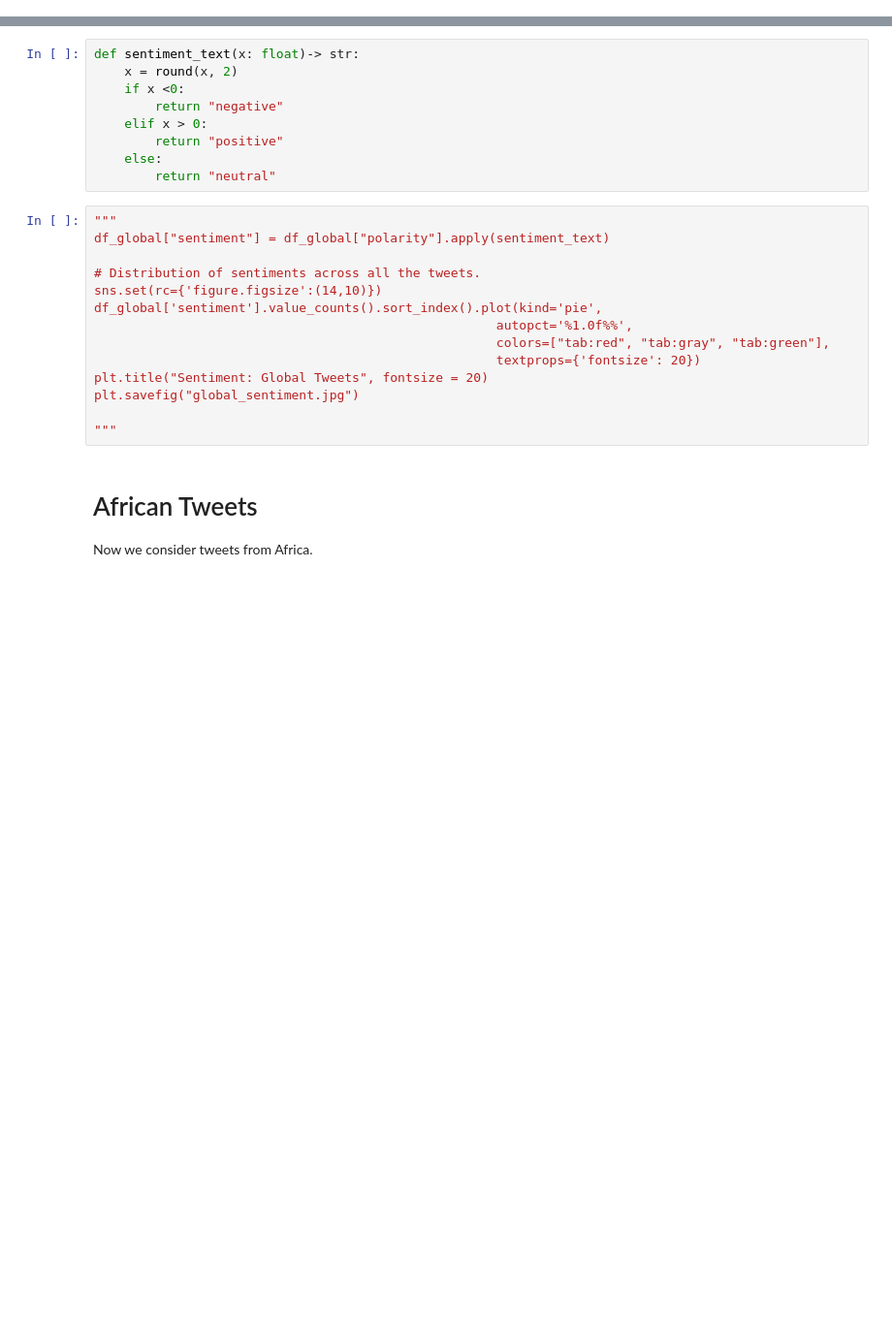
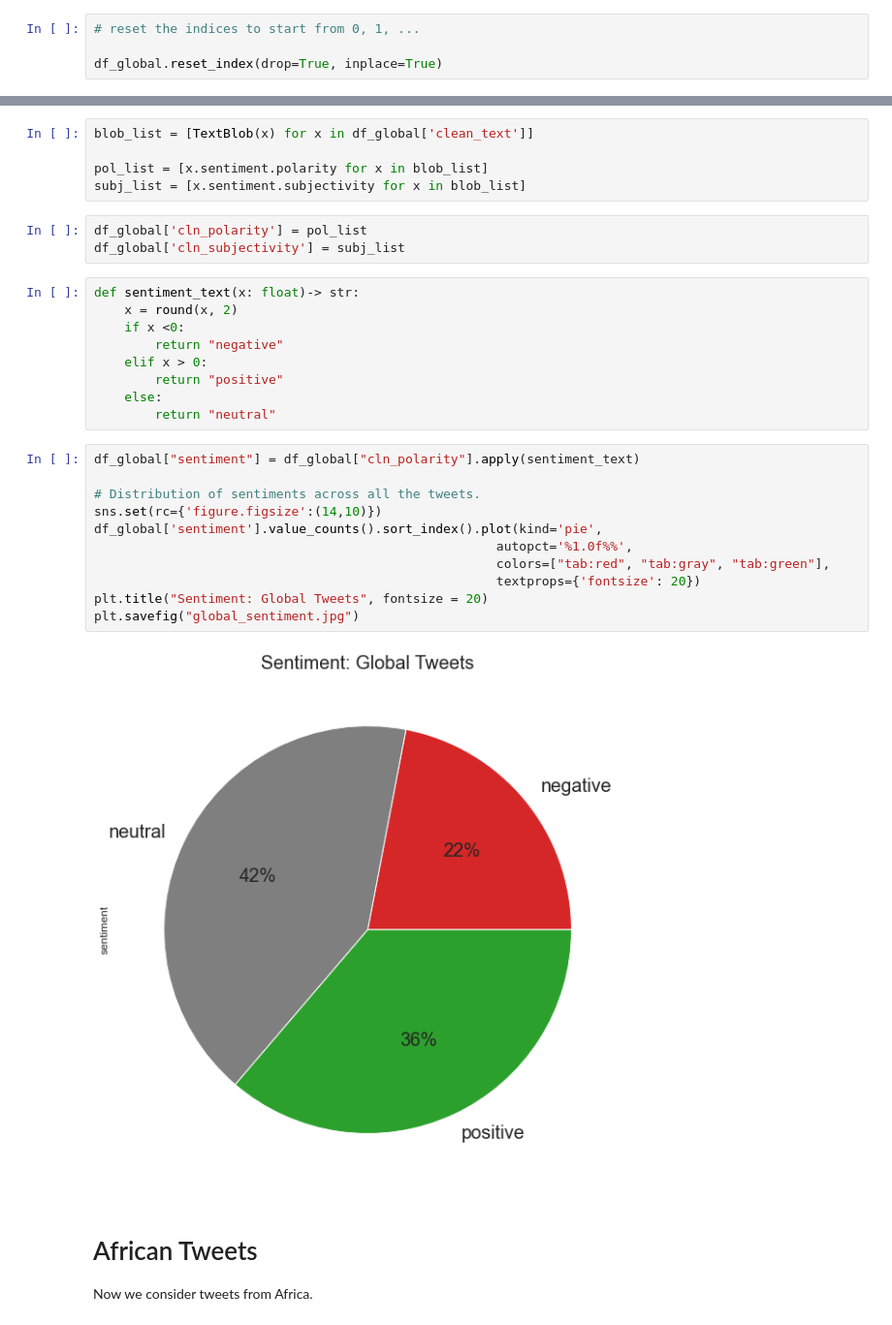
Before and after one commit to emtinanseo/Twitter-Data-Analysis, a Jupyter notebook: explore_the_data.ipynb, the cells around one changed output, grey strips where cells are left out. Shown: that part at 97% size. Drawn from its saved outputs; the diff is of its cells as text; blank space fills up the shorter version.

```diff
--- a/explore_the_data.ipynb
+++ b/explore_the_data.ipynb
@@ -85,3 +87,7 @@ df_global = df_global[df_global['lang'] == 'en']
+# %%
+# reset the indices to start from 0, 1, ...
+
+df_global.reset_index(drop=True, inplace=True)
 # %%
 # get some descriptive statistics on the data
 
@@ -143,3 +147,11 @@ df_global['clean_text']= df_global['clean_text'].apply(lambda x: x.translate(str
+# %%
+blob_list = [TextBlob(x) for x in df_global['clean_text']]
+
+pol_list = [x.sentiment.polarity for x in blob_list]
+subj_list = [x.sentiment.subjectivity for x in blob_list]
+# %%
+df_global['cln_polarity'] = pol_list
+df_global['cln_subjectivity'] = subj_list
 # %%
 def sentiment_text(x: float)-> str:
     x = round(x, 2)
@@ -150,19 +162,18 @@ def sentiment_text(x: float)-> str:
     else:
         return "neutral"
 # %%
-"""
-df_global["sentiment"] = df_global["polarity"].apply(sentiment_text)
+df_global["sentiment"] = df_global["cln_polarity"].apply(sentiment_text)
 
 # Distribution of sentiments across all the tweets.
 sns.set(rc={'figure.figsize':(14,10)})
 df_global['sentiment'].value_counts().sort_index().plot(kind='pie',
                                                      autopct='%1.0f%%',
                                                      colors=["tab:red", "tab:gray", "tab:green"],
                                                      textprops={'fontsize': 20})
 plt.title("Sentiment: Global Tweets", fontsize = 20)
 plt.savefig("global_sentiment.jpg")
-
-"""
+# %% [output]
+[figure, added]
 # %% [markdown]
 # African Tweets
 
```
Also changed, not shown: parts of 19 cells of this notebook, 2 other files.
